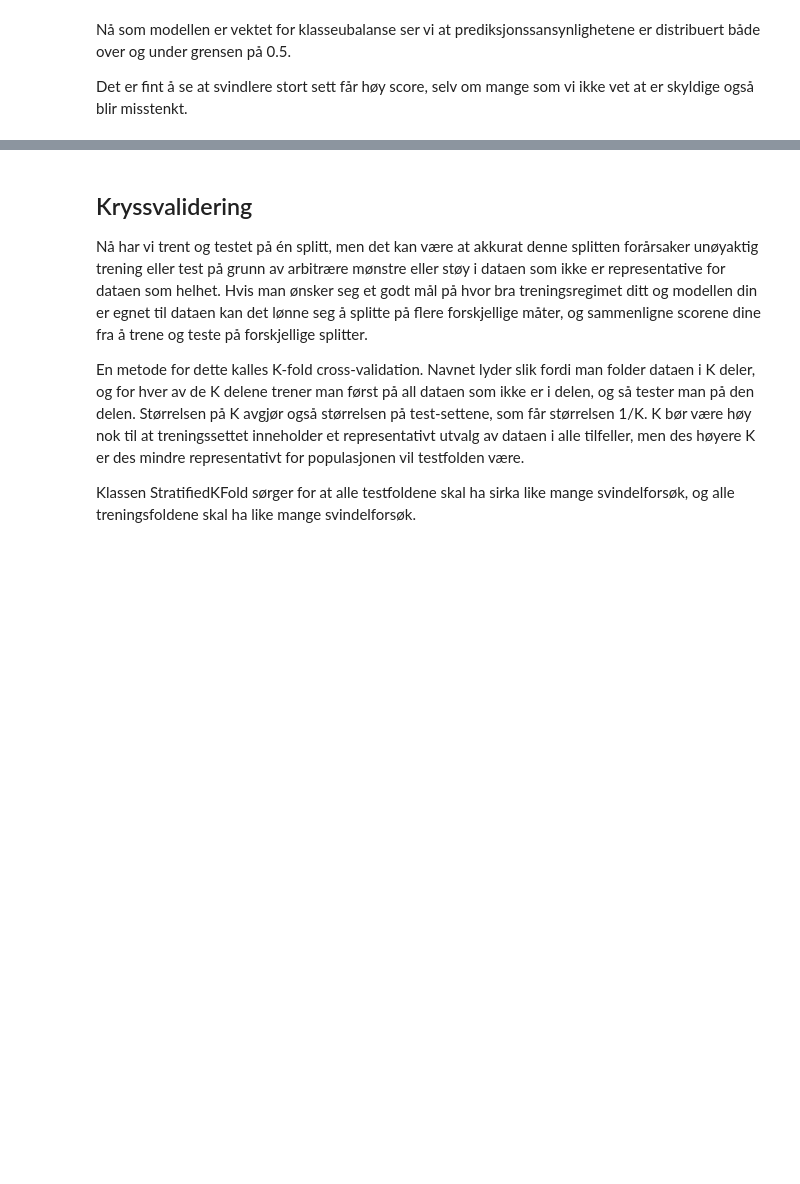
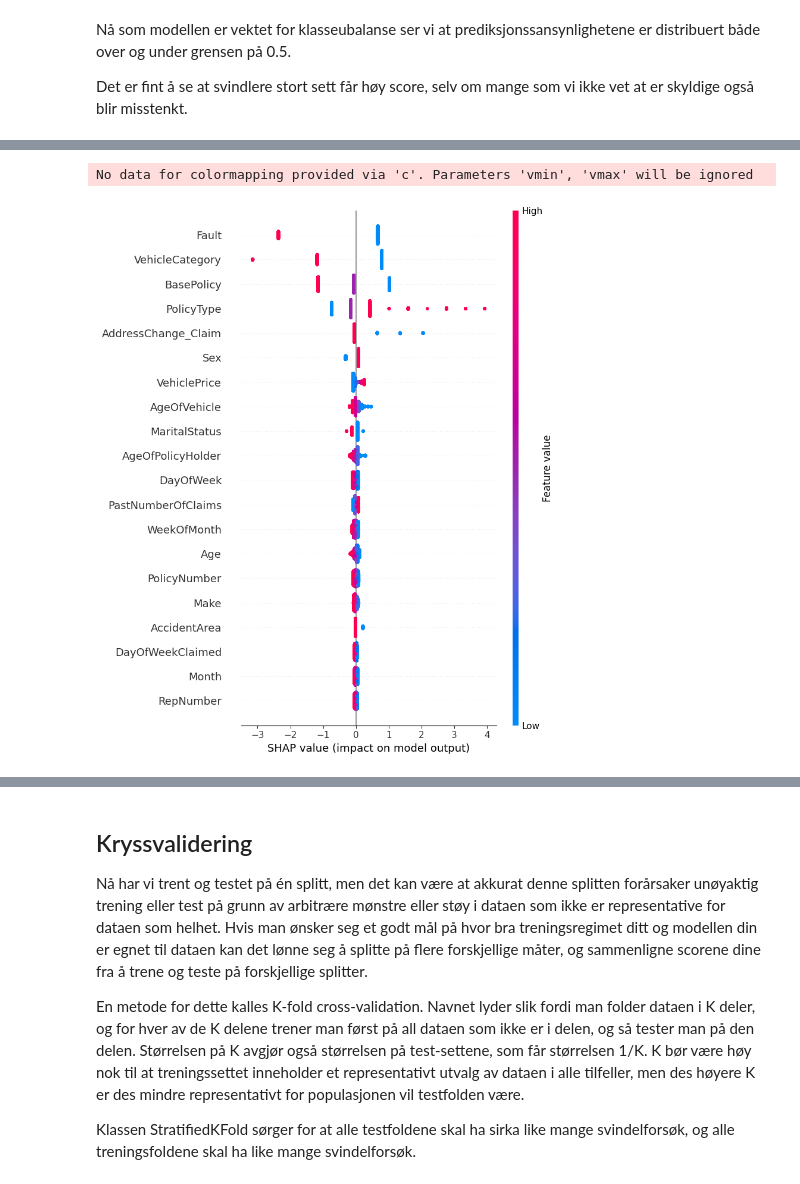
Before and after one commit to odaon/muffins-ai-motor, a Jupyter notebook: maskinlæring.ipynb, the cells around one changed output, grey strips where cells are left out. Cells and saved outputs as stored; diff of their text form; code cells hidden in the pictures; blank space fills up the shorter version.

Commit message:
shap til ml notebook

```diff
--- a/maskinlæring.ipynb
+++ b/maskinlæring.ipynb
@@ -200,0 +208,12 @@ Det er fint å se at svindlere stort sett får høy score, selv om mange som vi
+# %%
+import sklearn
+import shap
+
+masker = shap.maskers.Independent(data=X_test)
+explainer = shap.LinearExplainer(logistic_regressor, masker)
+shap_values = explainer.shap_values(X_test)
+
+shap.summary_plot(shap_values, X_test, feature_names=X_test.columns)
+# %% [output]
+No data for colormapping provided via 'c'. Parameters 'vmin', 'vmax' will be ignored
+[figure, added]
```
Also changed, not shown: parts of 9 cells of this notebook, 1 other file.
